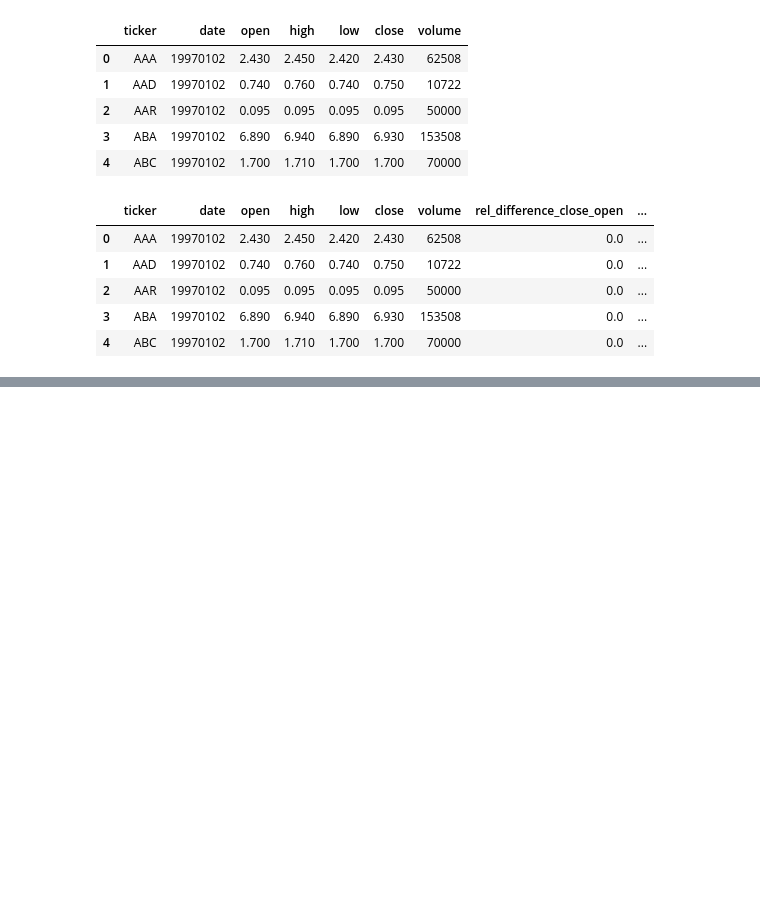
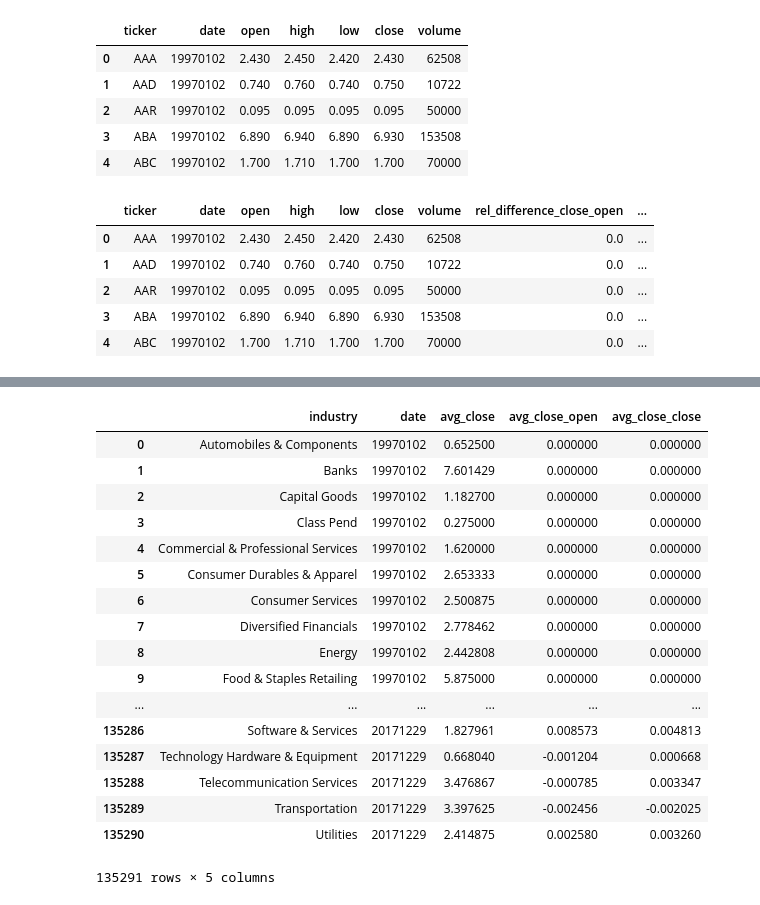
Before and after one commit to dfontana/GaggleOfKaggle, a Jupyter notebook: data/Data Manipulation.ipynb, the cells around one changed output, grey strips where cells are left out. Saved outputs shown, nothing was run; the diff lists cells and outputs as text; code cells hidden in the pictures; blank space fills up the shorter version.

```diff
--- a/data/Data Manipulation.ipynb
+++ b/data/Data Manipulation.ipynb
@@ -214,0 +99,24 @@ rel
+# %%
+q2 = "SELECT industry, date, AVG(close) AS avg_close, AVG(rel_difference_close_open) AS avg_close_open, AVG(rel_difference_close_close) AS avg_close_close FROM joined GROUP BY date, industry"
+avg_relative_industry_change = pysql(q2)
+# %%
+avg_relative_industry_change
+# %% [output]
+|  | industry | date | avg_close | avg_close_open | avg_close_close |
+| 0 | Automobiles & Components | 19970102 | 0.652500 | 0.000000 | 0.000000 |
+| 1 | Banks | 19970102 | 7.601429 | 0.000000 | 0.000000 |
+| 2 | Capital Goods | 19970102 | 1.182700 | 0.000000 | 0.000000 |
+| 3 | Class Pend | 19970102 | 0.275000 | 0.000000 | 0.000000 |
+| 4 | Commercial & Professional Services | 19970102 | 1.620000 | 0.000000 | 0.000000 |
+| 5 | Consumer Durables & Apparel | 19970102 | 2.653333 | 0.000000 | 0.000000 |
+| 6 | Consumer Services | 19970102 | 2.500875 | 0.000000 | 0.000000 |
+| 7 | Diversified Financials | 19970102 | 2.778462 | 0.000000 | 0.000000 |
+| 8 | Energy | 19970102 | 2.442808 | 0.000000 | 0.000000 |
+| 9 | Food & Staples Retailing | 19970102 | 5.875000 | 0.000000 | 0.000000 |
+| ... | ... | ... | ... | ... | ... |
+| 135286 | Software & Services | 20171229 | 1.827961 | 0.008573 | 0.004813 |
+| 135287 | Technology Hardware & Equipment | 20171229 | 0.668040 | -0.001204 | 0.000668 |
+| 135288 | Telecommunication Services | 20171229 | 3.476867 | -0.000785 | 0.003347 |
+| 135289 | Transportation | 20171229 | 3.397625 | -0.002456 | -0.002025 |
+| 135290 | Utilities | 20171229 | 2.414875 | 0.002580 | 0.003260 |
+135291 rows × 5 columns
```
Also changed, not shown: parts of 19 cells of this notebook.
